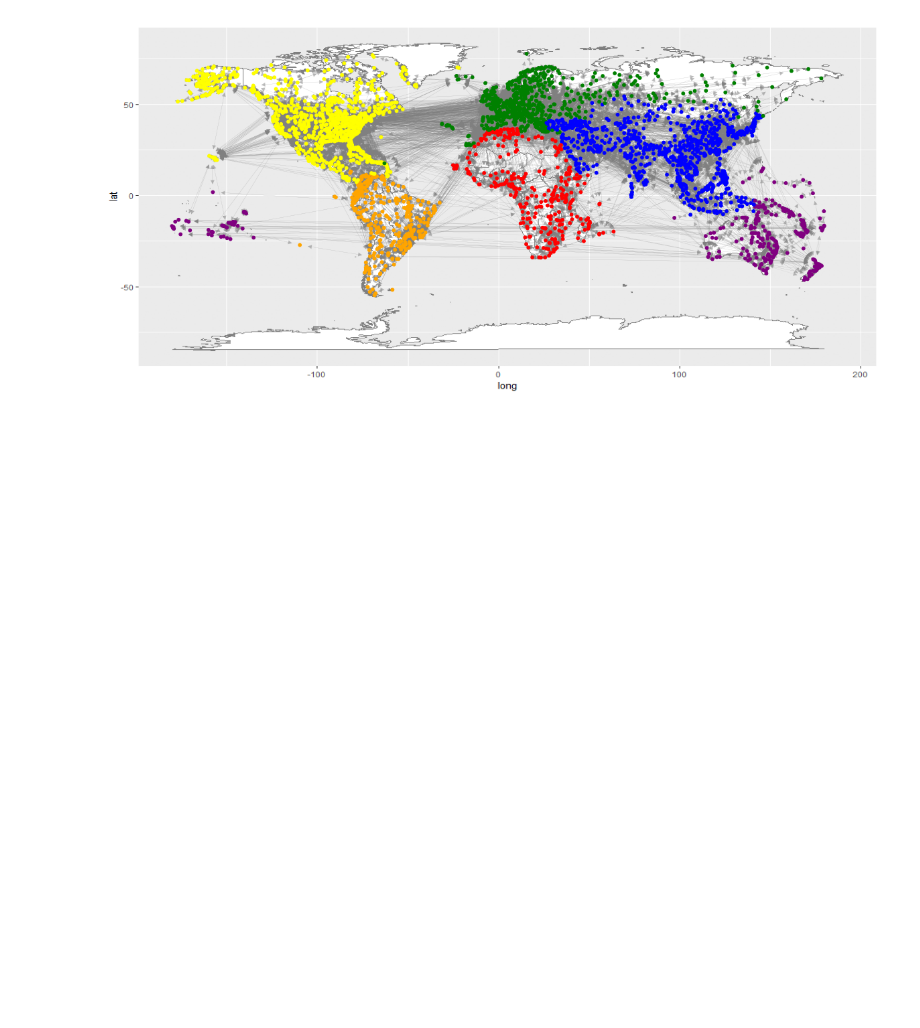
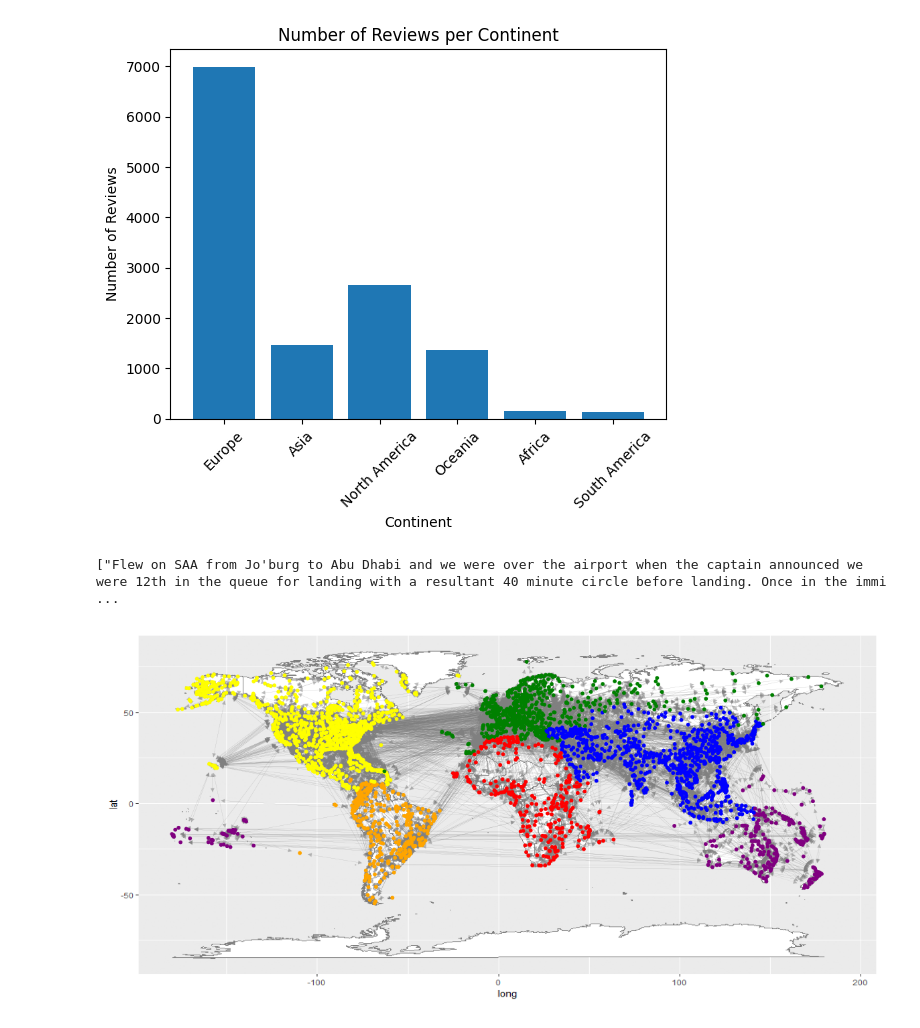
Before and after one commit to kommodeskab/SocialProject, a Jupyter notebook: visuals.ipynb, the cells around one changed output. Cells and saved outputs as stored; diff of their text form; code cells hidden in the pictures; blank space fills up the shorter version.

Commit message:
added reviews

```diff
--- a/visuals.ipynb
+++ b/visuals.ipynb
@@ -11,6 +11,24 @@ with open('data/IATA.json') as f:
 ## load the graph network
 with open('data/graphnetwork.gpickle', 'rb') as f:
     G = pickle.load(f)
+
+with open('data/continent_to_reviews.pkl', 'rb') as f:
+    continent_to_reviews = pickle.load(f)
+# %%
+## make a bar plot of the number of reviews per continent
+continents = list(continent_to_reviews.keys())
+num_reviews = [len(continent_to_reviews[continent]) for continent in continents]
+plt.bar(continents, num_reviews)
+plt.ylabel('Number of Reviews')
+plt.xlabel('Continent')
+plt.xticks(rotation=45)
+plt.title('Number of Reviews per Continent')
+plt.show()
+
+print(continent_to_reviews["Africa"])
+# %% [output]
+[figure, added]
+["Flew on SAA from Jo'burg to Abu Dhabi and we were over the airport when the captain announced we were 12th in the queue for landing with a resultant 40 minute circle before landing. Once in the immi ...
 # %%
 positions = {k: (v['longitude'], v['latitude']) for k, v in IATA.items()}
 continent_to_color = {
```
Also changed, not shown: parts of 1 cell of this notebook, 4 other files.
